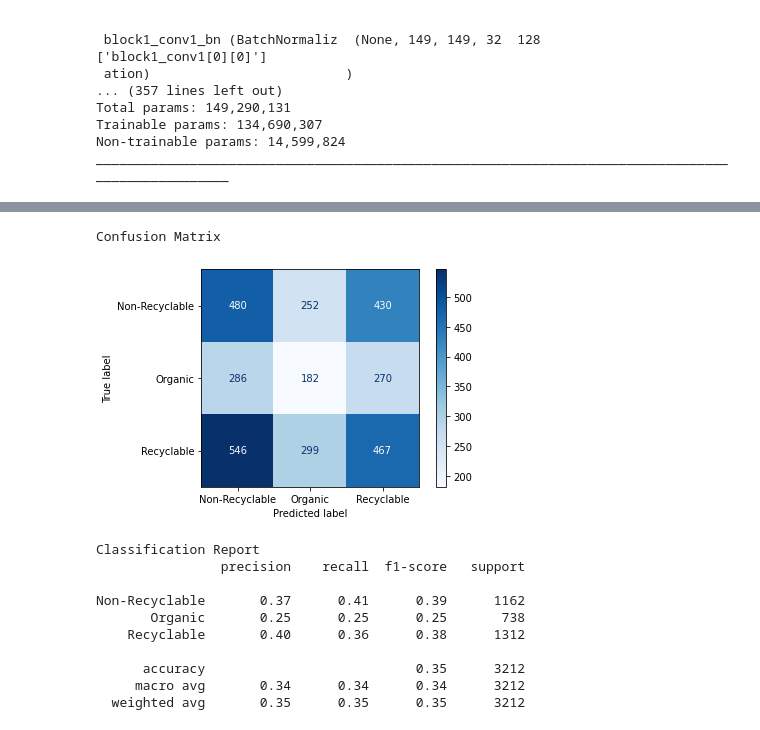
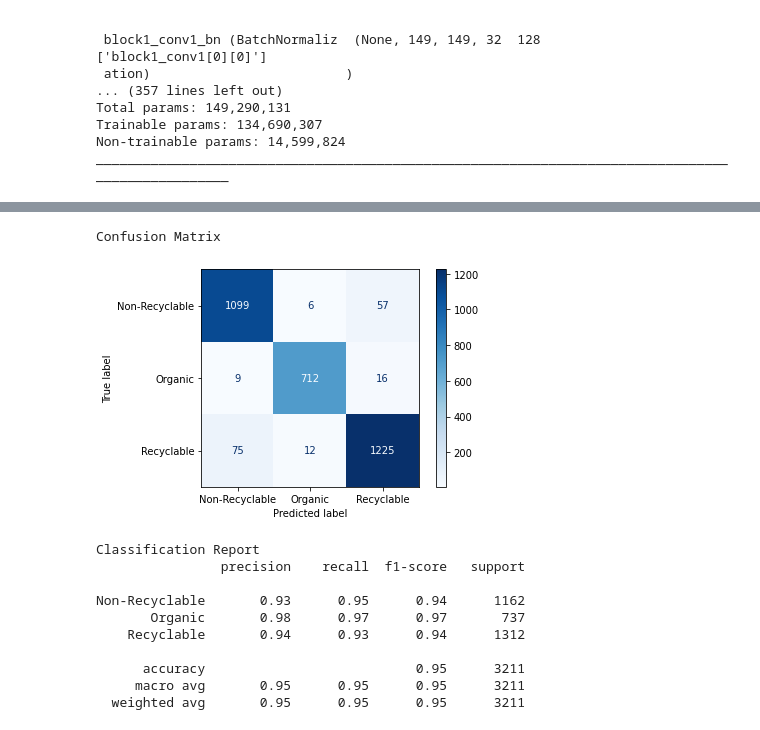
Before and after one commit to samleonnn/HerAi-Model-Development, a Jupyter notebook: WasteSegregation_TransferLearning_Xception.ipynb, the cells around one changed output, grey strips where cells are left out. Saved outputs shown, nothing was run; the diff lists cells and outputs as text; code cells hidden in the pictures.

```diff
--- a/WasteSegregation_TransferLearning_Xception.ipynb
+++ b/WasteSegregation_TransferLearning_Xception.ipynb
@@ -18,8 +18,8 @@ import numpy as np
 import matplotlib.pyplot as plt
 from tensorflow.keras.preprocessing.image import ImageDataGenerator
 # %%
-TRAIN_DIR = "/tmp/AllMainData_v3/TRAIN"
-VAL_DIR  = "/tmp/AllMainData_v3/VAL"
+TRAIN_DIR = "/tmp/AllMainData/TRAIN"
+VAL_DIR  = "/tmp/AllMainData/VAL"
 # %%
 train_datagen = ImageDataGenerator(rescale = 1./255., rotation_range = 40, width_shift_range = 0.2,
                                    height_shift_range = 0.2, shear_range = 0.2, zoom_range = 0.2,
@@ -40,11 +40,13 @@ validation_generator = validation_datagen.flow_from_directory(directory=VAL_DIR,
                                             batch_size=128,
                                             class_mode="categorical",
                                             target_size=(299, 299),
-                                            subset = "training")
+                                            subset = "training",
+                                            shuffle = False)
 
 test_generator = validation_datagen.flow_from_directory(directory=VAL_DIR,
                                             batch_size=128,
                                             class_mode="categorical",
                                             target_size=(299, 299),
-                                            subset = "validation")
+                                            subset = "validation",
+                                            shuffle = False)
 # %% [output]
@@ -204,31 +206,31 @@ model.evaluate(test_generator)
 # %%
 # Confusion Matrix
 from sklearn.metrics import classification_report, confusion_matrix, ConfusionMatrixDisplay
 
-Y_pred = model.predict(validation_generator)
+Y_pred = model.predict(test_generator)
 y_pred = np.argmax(Y_pred, axis=1)
 print('Confusion Matrix')
 target_names = ["Non-Recyclable", "Organic", "Recyclable"]
-cm = confusion_matrix(validation_generator.classes, y_pred)
+cm = confusion_matrix(test_generator.classes, y_pred)
 
 disp = ConfusionMatrixDisplay(confusion_matrix=cm, display_labels=target_names)
 
 disp.plot(cmap=plt.cm.Blues)
 plt.show()
 
 print()
 print('Classification Report')
-print(classification_report(validation_generator.classes, y_pred, target_names=target_names))
+print(classification_report(test_generator.classes, y_pred, target_names=target_names))
 # %% [output]
 Confusion Matrix
-[figure, old version]
+[figure, new version]
 Classification Report
                 precision    recall  f1-score   support
 
-Non-Recyclable       0.37      0.41      0.39      1162
-       Organic       0.25      0.25      0.25       738
-    Recyclable       0.40      0.36      0.38      1312
+Non-Recyclable       0.93      0.95      0.94      1162
+       Organic       0.98      0.97      0.97       737
+    Recyclable       0.94      0.93      0.94      1312
 
-      accuracy                           0.35      3212
-     macro avg       0.34      0.34      0.34      3212
-  weighted avg       0.35      0.35      0.35      3212
+      accuracy                           0.95      3211
+     macro avg       0.95      0.95      0.95      3211
+  weighted avg       0.95      0.95      0.95      3211
```
Also changed, not shown: parts of 7 cells of this notebook.
